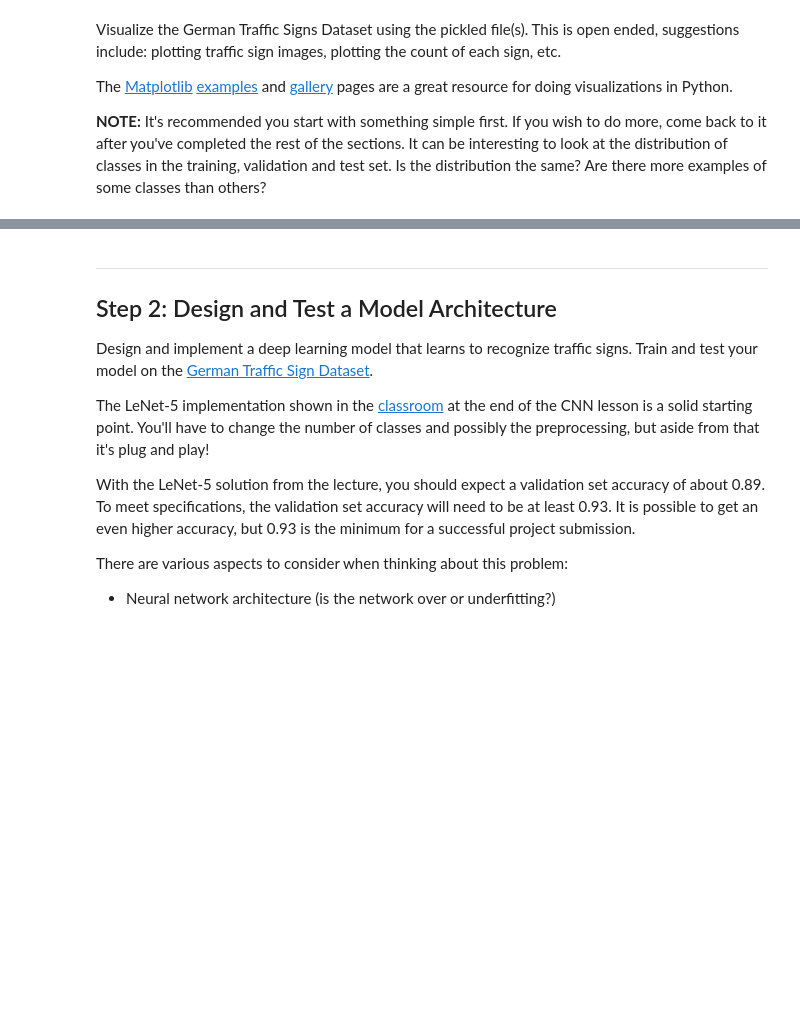
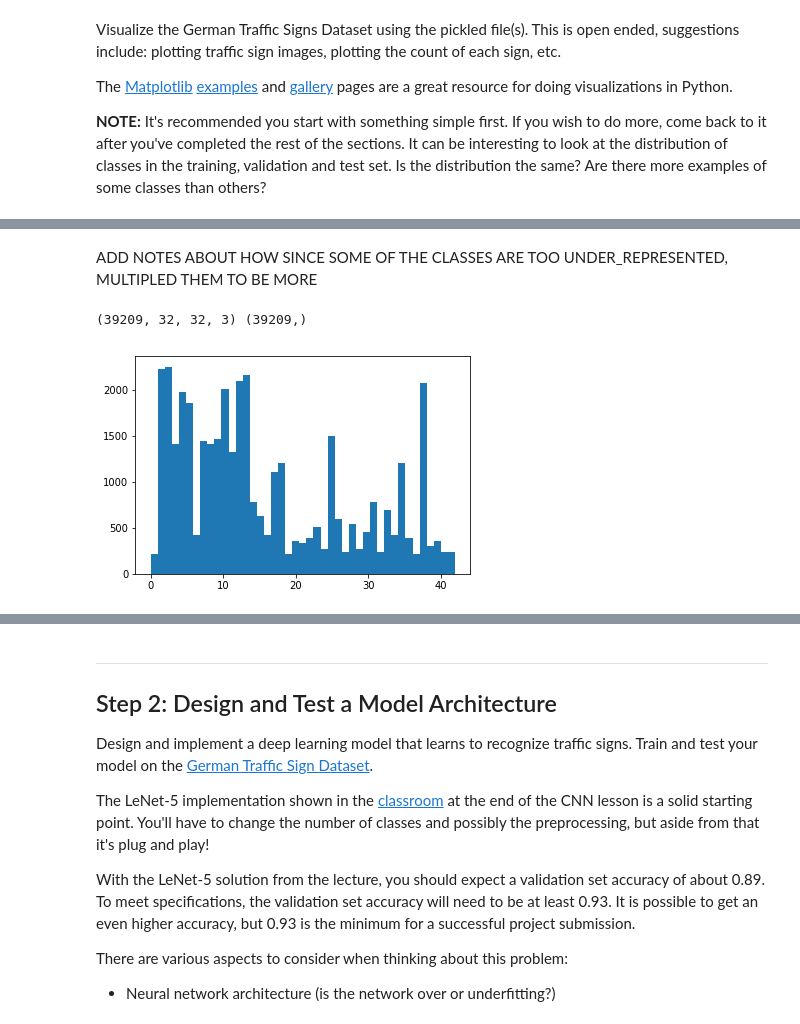
Before and after one commit to AdarshK1/CarND-Traffic-Sign-Classifier-Project, a Jupyter notebook: Traffic_Sign_Classifier.ipynb, the cells around one changed output, grey strips where cells are left out. Saved outputs shown, nothing was run; the diff lists cells and outputs as text; code cells hidden in the pictures; blank space fills up the shorter version.

```diff
--- a/Traffic_Sign_Classifier.ipynb
+++ b/Traffic_Sign_Classifier.ipynb
@@ -93,0 +155,26 @@ import matplotlib.pyplot as plt
+# %% [markdown]
+ADD NOTES ABOUT HOW SINCE SOME OF THE CLASSES ARE TOO UNDER_REPRESENTED, MULTIPLED THEM TO BE MORE
+# %%
+X = np.concatenate((X_train, X_valid))
+y = np.concatenate((y_train, y_valid))
+plt.hist(y, bins=n_classes)
+print(X.shape, y.shape)
+
+uniques, counts = np.unique(y, return_counts=True)
+
+more_X = []
+more_y = []
+
+for i in range(len(X)):
+    if(counts[y[i]] < 1000):
+        num_added = 1000 - counts[y[i]]
+        for j in range(num_added):
+            more_X.append(X[i])
+            more_y.append(y[i])
+            counts[y[i]] += 2
+
+X_new = np.concatenate((X, more_X))
+y_new = np.concatenate((y, more_y))
+# %% [output]
+(39209, 32, 32, 3) (39209,)
+[figure, added]
```
Also changed, not shown: parts of 7 cells of this notebook, 1 other file.
